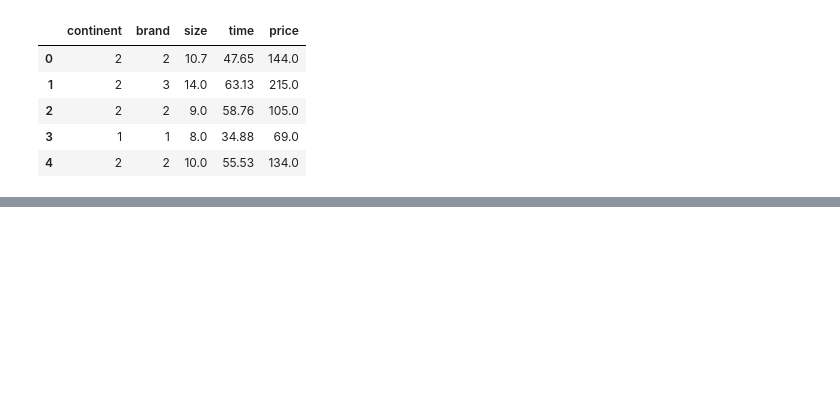
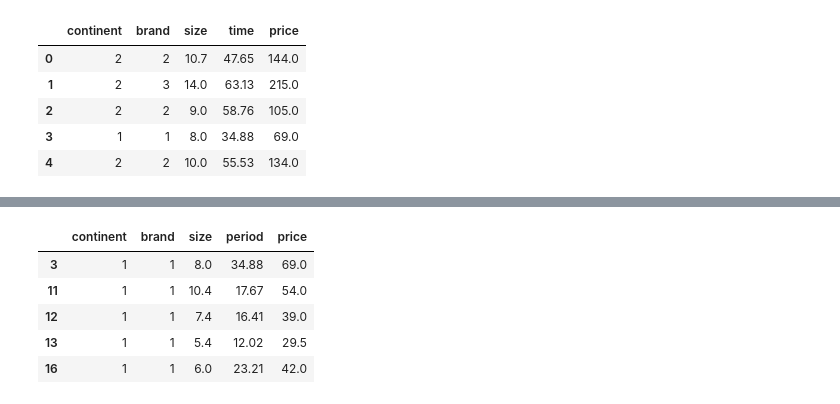
Before and after one commit to kashmir1cs/-, a Jupyter notebook: 02_빅데이터분석기사_pandas.ipynb, the cells around one changed output, grey strips where cells are left out. Drawn from its saved outputs; the diff is of its cells as text; code cells hidden in the pictures; blank space fills up the shorter version.

```diff
--- a/02_빅데이터분석기사_pandas.ipynb
+++ b/02_빅데이터분석기사_pandas.ipynb
@@ -361,0 +366,11 @@ df_columns.head()
+# %%
+df_continent_brand=df[(df["continent"]==1)& df["brand"]==1]
+# %%
+df_continent_brand.head()
+# %% [output]
+|  | continent | brand | size | period | price |
+| 3 | 1 | 1 | 8.0 | 34.88 | 69.0 |
+| 11 | 1 | 1 | 10.4 | 17.67 | 54.0 |
+| 12 | 1 | 1 | 7.4 | 16.41 | 39.0 |
+| 13 | 1 | 1 | 5.4 | 12.02 | 29.5 |
+| 16 | 1 | 1 | 6.0 | 23.21 | 42.0 |
```
Also changed, not shown: parts of 27 cells of this notebook.
